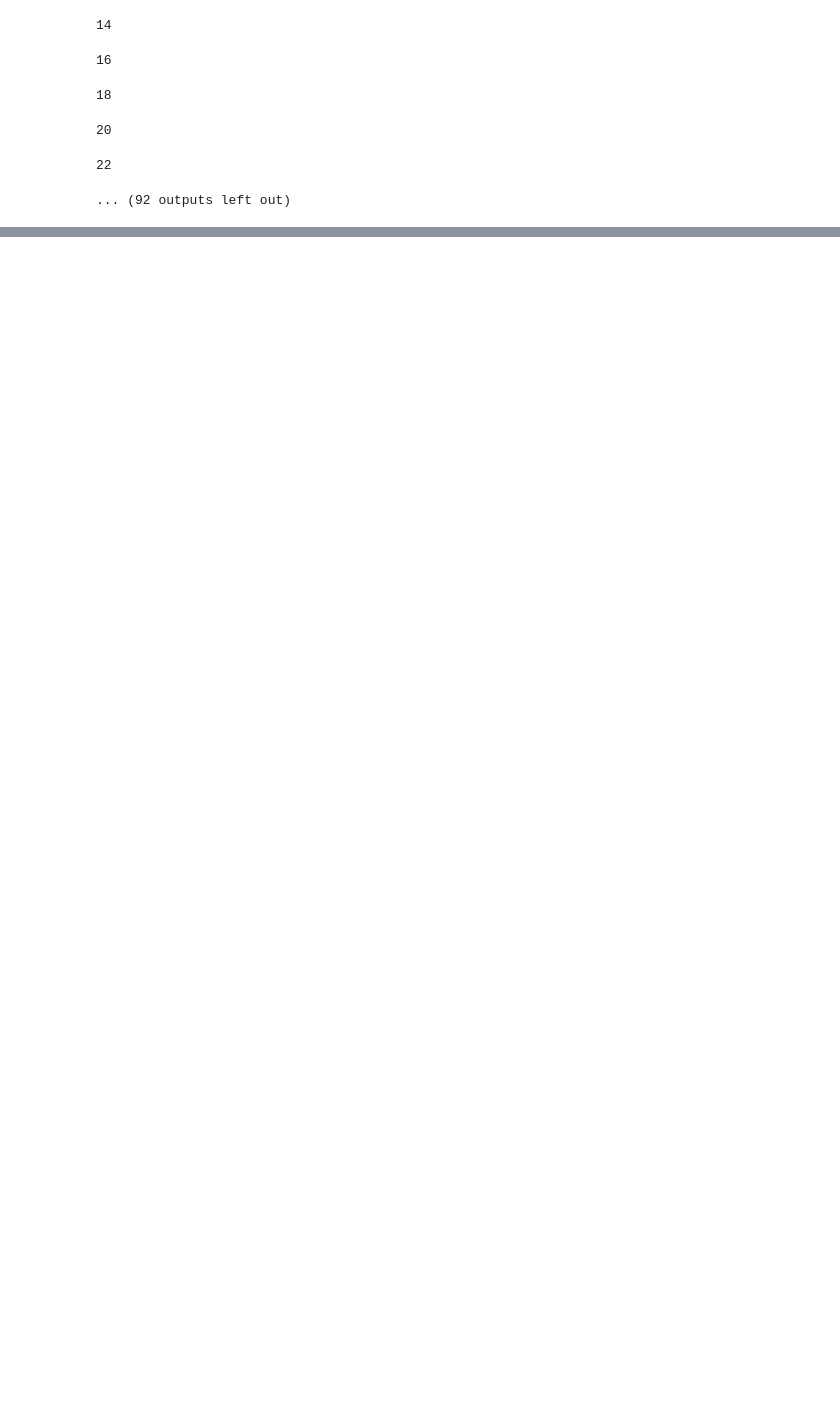
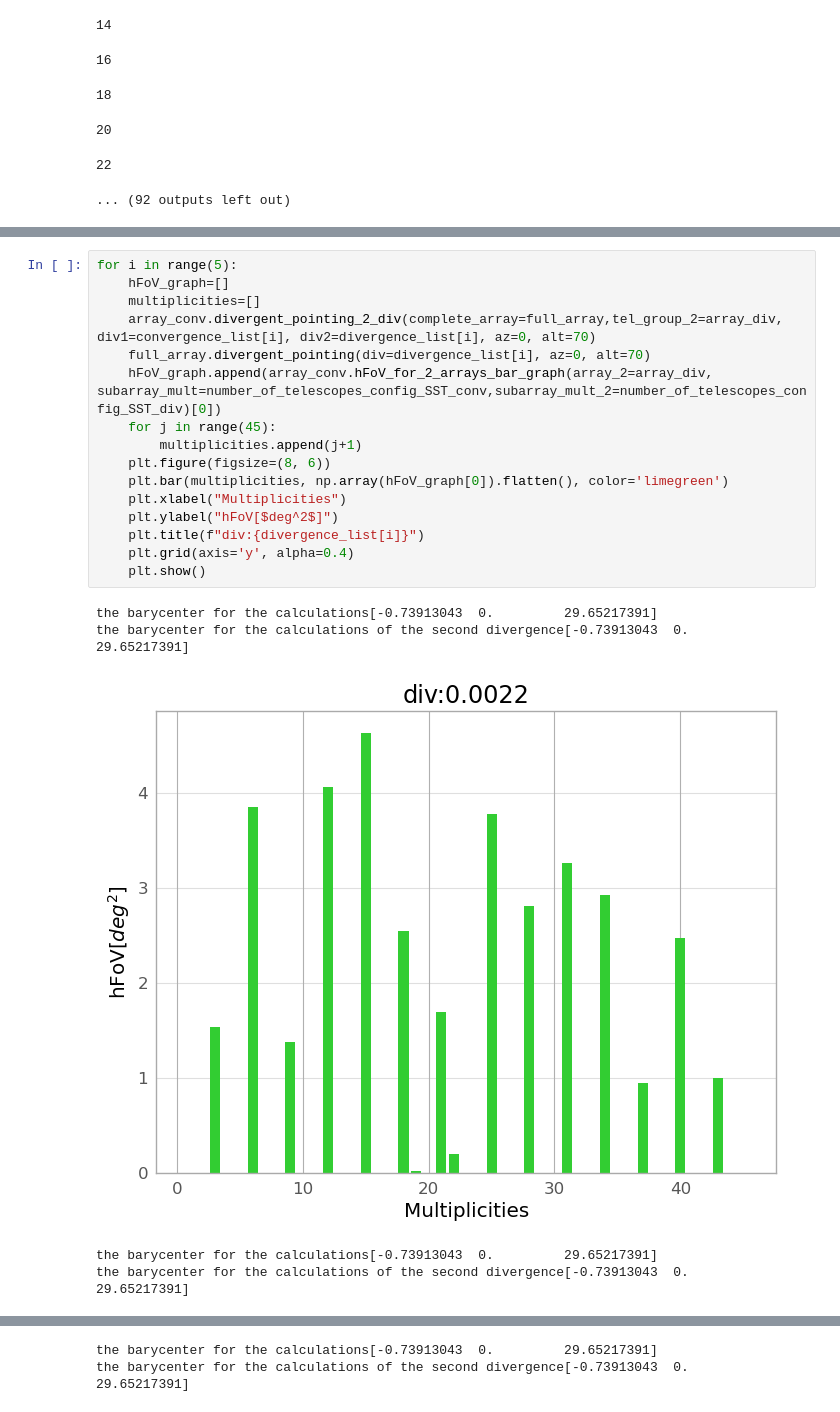
Before and after one commit to SamantaMorales/divtel, a Jupyter notebook: SST/BEST_SST_choosing_divergence_values.ipynb, the cells around one changed output, grey strips where cells are left out. Drawn from its saved outputs; the diff is of its cells as text; blank space fills up the shorter version.

```diff
--- a/SST/BEST_SST_choosing_divergence_values.ipynb
+++ b/SST/BEST_SST_choosing_divergence_values.ipynb
@@ -881,0 +1018,22 @@ the barycenter for the calculations of the second divergence[-0.73913043  0.
+# %%
+for i in range(5):
+    hFoV_graph=[]
+    multiplicities=[]
+    array_conv.divergent_pointing_2_div(complete_array=full_array,tel_group_2=array_div, div1=convergence_list[i], div2=divergence_list[i], az=0, alt=70)
+    full_array.divergent_pointing(div=divergence_list[i], az=0, alt=70)
+    hFoV_graph.append(array_conv.hFoV_for_2_arrays_bar_graph(array_2=array_div, subarray_mult=number_of_telescopes_config_SST_conv,subarray_mult_2=number_of_telescopes_config_SST_div)[0])
+    for j in range(45):
+        multiplicities.append(j+1)
+    plt.figure(figsize=(8, 6))
+    plt.bar(multiplicities, np.array(hFoV_graph[0]).flatten(), color='limegreen')
+    plt.xlabel("Multiplicities")
+    plt.ylabel("hFoV[$deg^2$]")
+    plt.title(f"div:{divergence_list[i]}")
+    plt.grid(axis='y', alpha=0.4)
+    plt.show()
+# %% [output]
+the barycenter for the calculations[-0.73913043  0.         29.65217391]
+the barycenter for the calculations of the second divergence[-0.73913043  0.         29.65217391]
+[figure, added]
+the barycenter for the calculations[-0.73913043  0.         29.65217391]
+the barycenter for the calculations of the second divergence[-0.73913043  0.         29.65217391]
@@ -881,0 +1041,2 @@ the barycenter for the calculations of the second divergence[-0.73913043  0.
+the barycenter for the calculations[-0.73913043  0.         29.65217391]
+the barycenter for the calculations of the second divergence[-0.73913043  0.         29.65217391]
```
Also changed, not shown: parts of 10 cells of this notebook, 14 other files.
